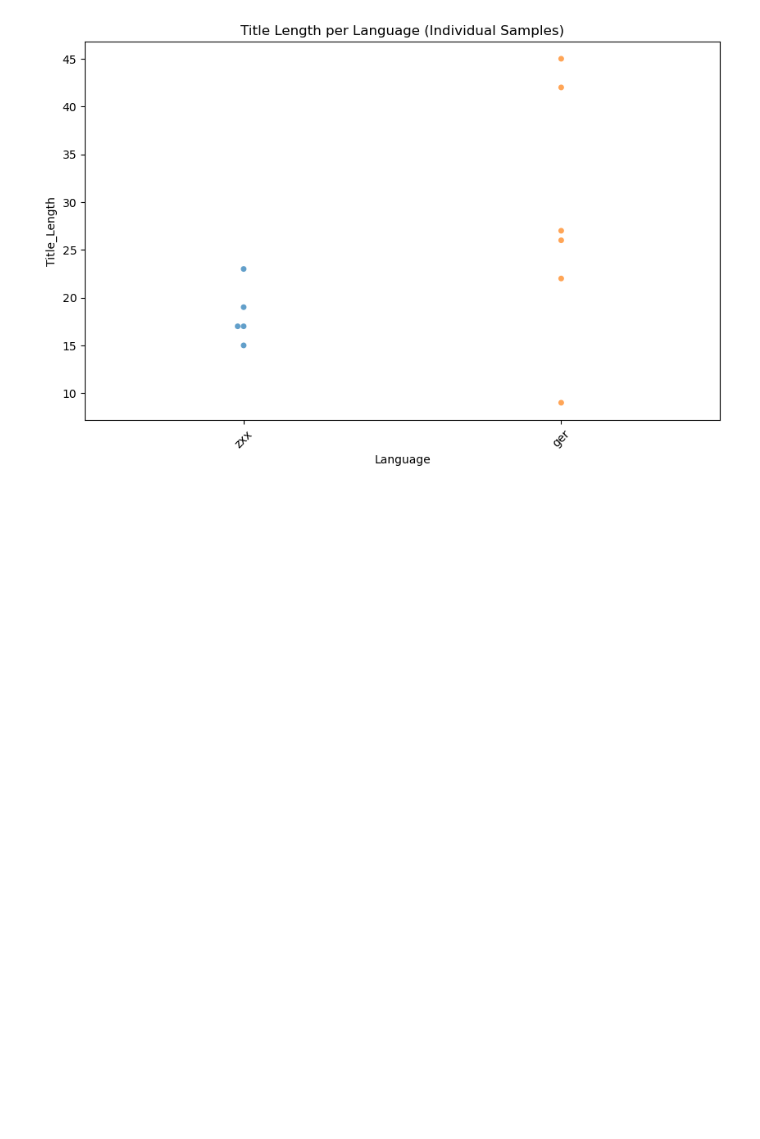
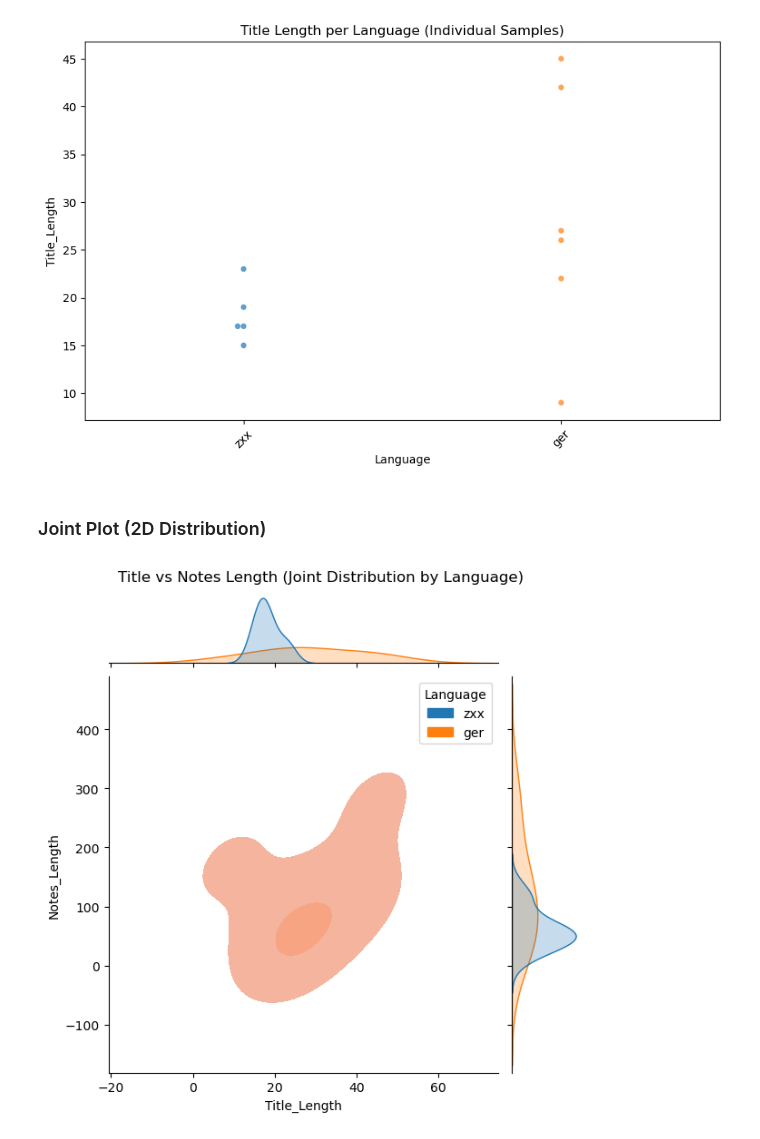
Before and after one commit to bbhatta10/Library-data, a Jupyter notebook: menu.ipynb, the cells around one changed output. Drawn from its saved outputs; the diff is of its cells as text; code cells hidden in the pictures; blank space fills up the shorter version.

Commit message:
2D distribution

```diff
--- a/menu.ipynb
+++ b/menu.ipynb
@@ -727,3 +727,19 @@ Passing `palette` without assigning `hue` is deprecated and will be removed in v
 
   sns.swarmplot(data=df_lang, x='Language', y='Title_Length', palette='tab10', alpha=0.7)
 [figure]
+# %% [markdown]
+### Joint Plot (2D Distribution)
+# %%
+sns.jointplot(
+    data=df_lang,
+    x='Title_Length',
+    y='Notes_Length',
+    hue='Language',
+    kind='kde',
+    fill=True,
+    height=6
+)
+plt.suptitle("Title vs Notes Length (Joint Distribution by Language)", y=1.02)
+plt.show()
+# %% [output]
+[figure, added]
```
